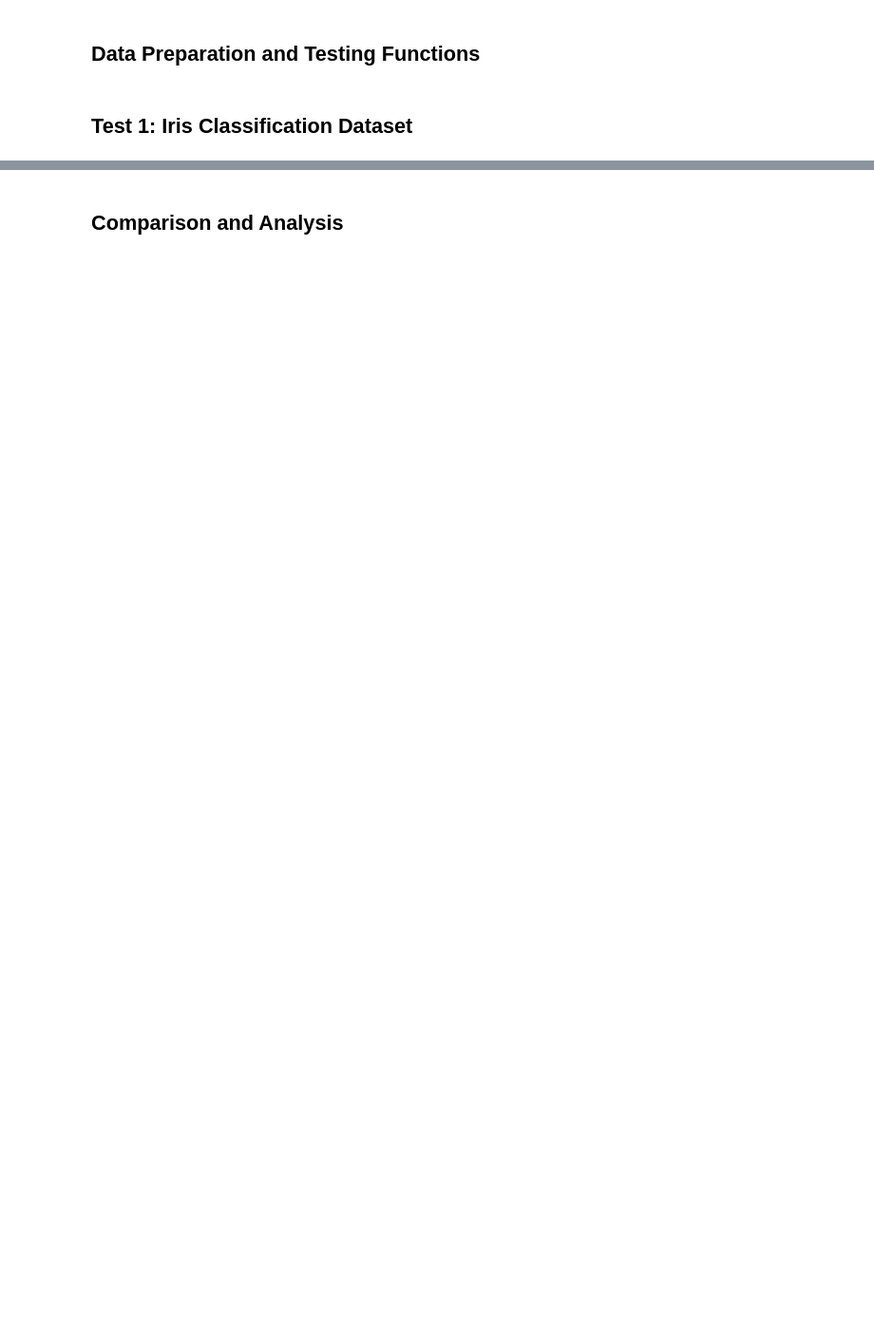
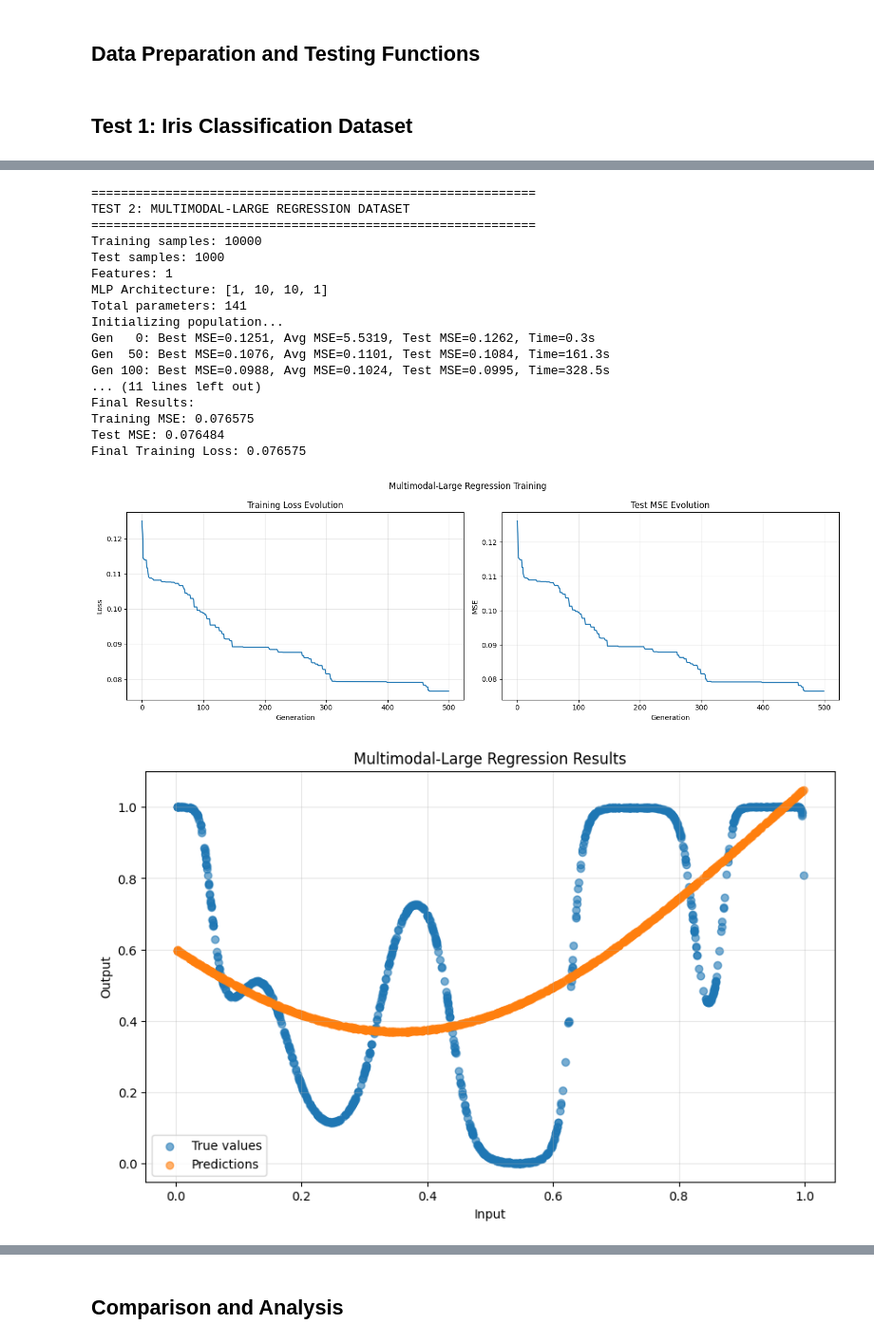
Before and after one commit to kuba-kapron/mio, a Jupyter notebook: AE/ae3.ipynb, the cells around one changed output, grey strips where cells are left out. Shown at 95% size. Saved outputs shown, nothing was run; the diff lists cells and outputs as text; code cells hidden in the pictures; blank space fills up the shorter version.

```diff
--- a/AE/ae3.ipynb
+++ b/AE/ae3.ipynb
@@ -50,7 +27,6 @@ class MLP:
         self.biases = [None] * (self.n_layers - 1)
         self.initialize_weights()
 
-        # Calculate total parameters for GA
         self.total_params = self._calculate_total_params()
 
     def initialize_weights(self):
@@ -59,11 +35,10 @@ class MLP:
             self.biases[i] = np.random.randn(self.layer_sizes[i + 1], 1) * 0.1
 
     def _calculate_total_params(self):
-        """Calculate total number of weights and biases"""
         total = 0
         for i in range(self.n_layers - 1):
-            total += self.layer_sizes[i] * self.layer_sizes[i + 1]  # weights
-            total += self.layer_sizes[i + 1]  # biases
+            total += self.layer_sizes[i] * self.layer_sizes[i + 1]
+            total += self.layer_sizes[i + 1]
         return total
 
     def weights_vector_to_matrices(self, weights_vector):
@@ -89,7 +64,6 @@ class MLP:
         return weights, biases
 
     def _forward(self, X, weights_vector=None, return_activations=False, return_probabilities=True):
-        """Forward pass with optional weight vector"""
         X = np.atleast_2d(X)
         if X.shape[0] == 1:
             X = X.reshape(-1, 1)
@@ -608,7 +513,7 @@ print(f"Features: {X_train.shape[1]}")
 
 # Create MLP for multimodal regression
 mlp_multimodal = MLP(
-    layer_sizes=[1, 15, 10, 8, 1],
+    layer_sizes=[1, 10, 10, 1],
     act_fun='sigmoid',
     out_act_fun_name='linear',
     loss_fun_name='mse',
@@ -622,37 +527,57 @@ print(f"Total parameters: {mlp_multimodal.total_params}")
 ga_multimodal = MLPGeneticAlgorithm(
     mlp=mlp_multimodal,
     X_train=X_train,
     y_train=y_train,
     X_test=X_test,
     y_test=y_test,
-    population_size=120,
-    max_generations=400,
-    mutation_rate=0.12,
-    crossover_rate=0.85,
+    population_size=100,
+    max_generations=500,
+    mutation_rate=0.15,
+    crossover_rate=0.8,
     problem_type='regression'
 )
 
 best_weights_multimodal, best_fitness_multimodal = ga_multimodal.evolve()
 
 # Final evaluation
 train_predictions = mlp_multimodal.predict(X_train, weights_vector=best_weights_multimodal)
 test_predictions = mlp_multimodal.predict(X_test, weights_vector=best_weights_multimodal)
 
 train_mse = mean_squared_error(y_train, train_predictions)
 test_mse = mean_squared_error(y_test, test_predictions)
 
 print(f"\nFinal Results:")
 print(f"Training MSE: {train_mse:.6f}")
 print(f"Test MSE: {test_mse:.6f}")
 print(f"Final Training Loss: {best_fitness_multimodal:.6f}")
 
 # Plot training history and results
 plot_training_history(ga_multimodal, "Multimodal-Large Regression Training")
 
 # Sort by X for better visualization
 sort_idx = np.argsort(X_test.flatten())
 plot_regression_results(X_test[sort_idx], y_test[sort_idx], test_predictions[sort_idx],
                        "Multimodal-Large Regression Results")
+# %% [output]
+============================================================
+TEST 2: MULTIMODAL-LARGE REGRESSION DATASET
+============================================================
+Training samples: 10000
+Test samples: 1000
+Features: 1
+MLP Architecture: [1, 10, 10, 1]
+Total parameters: 141
+Initializing population...
+Gen   0: Best MSE=0.1251, Avg MSE=5.5319, Test MSE=0.1262, Time=0.3s
+Gen  50: Best MSE=0.1076, Avg MSE=0.1101, Test MSE=0.1084, Time=161.3s
+Gen 100: Best MSE=0.0988, Avg MSE=0.1024, Test MSE=0.0995, Time=328.5s
+... (11 lines left out)
+Final Results:
+Training MSE: 0.076575
+Test MSE: 0.076484
+Final Training Loss: 0.076575
+[figure, added]
+[figure, added]
 # %%
 print("="*60)
 print("TEST 3: AUTO-MPG REGRESSION DATASET")
```
Also changed, not shown: parts of 10 cells of this notebook, 15 other files.
